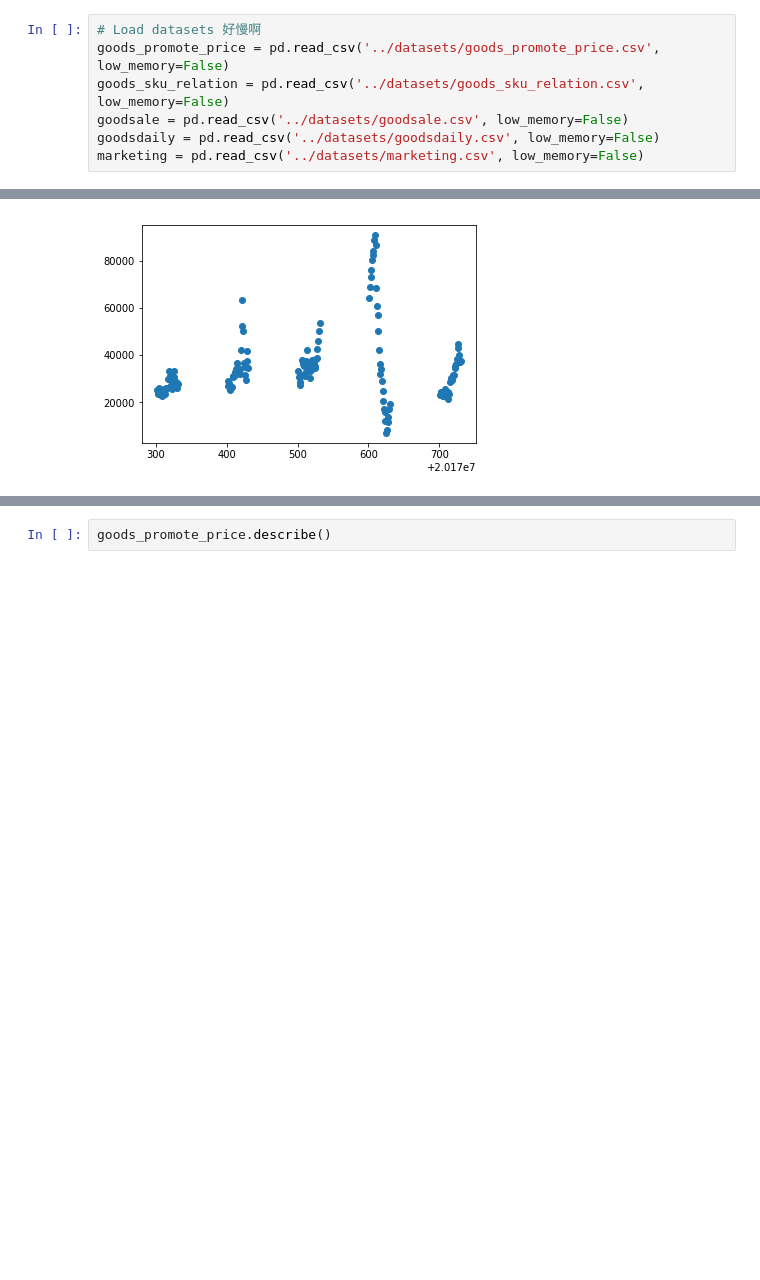
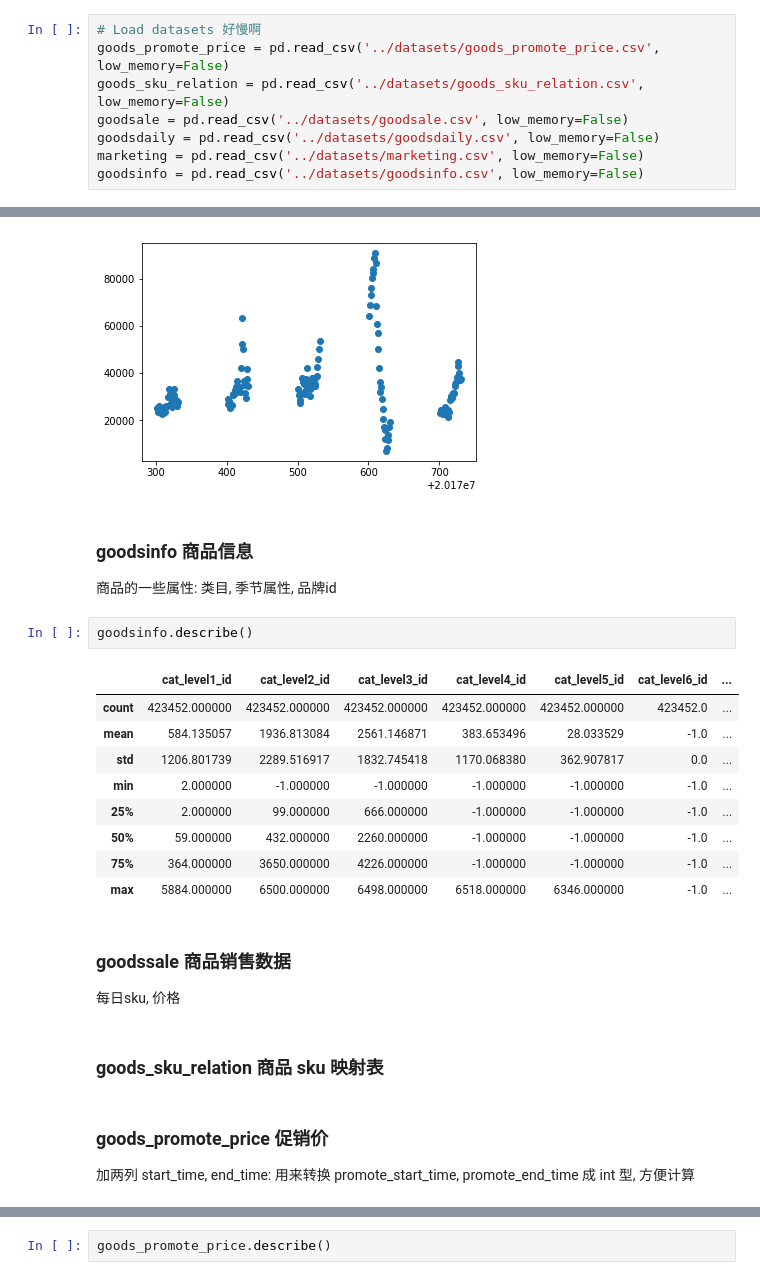
Before and after one commit to pjpjq/supply-chain-prediction-competition, a Jupyter notebook: notebooks/visualize_data.ipynb, the cells around one changed output, grey strips where cells are left out. Saved outputs shown, nothing was run; the diff lists cells and outputs as text; blank space fills up the shorter version.

```diff
--- a/notebooks/visualize_data.ipynb
+++ b/notebooks/visualize_data.ipynb
@@ -24,3 +25,4 @@ goods_sku_relation = pd.read_csv('../datasets/goods_sku_relation.csv', low_memor
 goodsale = pd.read_csv('../datasets/goodsale.csv', low_memory=False)
 goodsdaily = pd.read_csv('../datasets/goodsdaily.csv', low_memory=False)
 marketing = pd.read_csv('../datasets/marketing.csv', low_memory=False)
+goodsinfo = pd.read_csv('../datasets/goodsinfo.csv', low_memory=False)
@@ -128,4 +121,27 @@ plt.scatter(first2mons_daily_sum['data_date'], first2mons_daily_sum['sales_uv'])
 # %% [output]
 <matplotlib.collections.PathCollection at 0x...>
 [figure]
+# %% [markdown]
+### goodsinfo 商品信息
+商品的一些属性: 类目, 季节属性, 品牌id
+# %%
+goodsinfo.describe()
+# %% [output]
+|  | cat_level1_id | cat_level2_id | cat_level3_id | cat_level4_id | cat_level5_id | cat_level6_id | ... |
+| count | 423452.000000 | 423452.000000 | 423452.000000 | 423452.000000 | 423452.000000 | 423452.0 | ... |
+| mean | 584.135057 | 1936.813084 | 2561.146871 | 383.653496 | 28.033529 | -1.0 | ... |
+| std | 1206.801739 | 2289.516917 | 1832.745418 | 1170.068380 | 362.907817 | 0.0 | ... |
+| min | 2.000000 | -1.000000 | -1.000000 | -1.000000 | -1.000000 | -1.0 | ... |
+| 25% | 2.000000 | 99.000000 | 666.000000 | -1.000000 | -1.000000 | -1.0 | ... |
+| 50% | 59.000000 | 432.000000 | 2260.000000 | -1.000000 | -1.000000 | -1.0 | ... |
+| 75% | 364.000000 | 3650.000000 | 4226.000000 | -1.000000 | -1.000000 | -1.0 | ... |
+| max | 5884.000000 | 6500.000000 | 6498.000000 | 6518.000000 | 6346.000000 | -1.0 | ... |
+# %% [markdown]
+### goodssale 商品销售数据
+每日sku, 价格
+# %% [markdown]
+### goods_sku_relation 商品 sku 映射表
+# %% [markdown]
+### goods_promote_price 促销价
+加两列 start_time, end_time: 用来转换 promote_start_time, promote_end_time 成 int 型, 方便计算
 # %%
```
Also changed, not shown: parts of 16 cells of this notebook.
